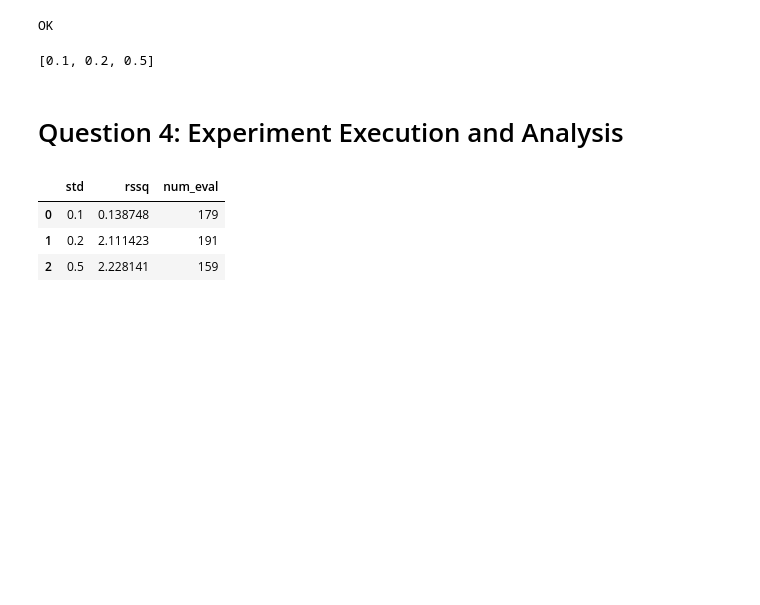
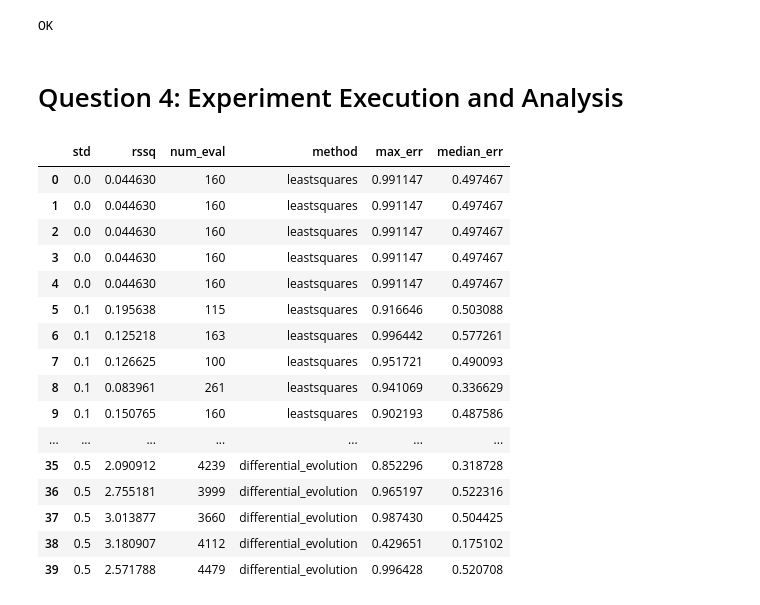
Before and after one commit to ModelEngineering/BIOEN-437, a Jupyter notebook: assignments/hw_parameter_estimation.ipynb, the cells around one changed output. Saved outputs shown, nothing was run; the diff lists cells and outputs as text; code cells hidden in the pictures; blank space fills up the shorter version.

```diff
--- a/assignments/hw_parameter_estimation.ipynb
+++ b/assignments/hw_parameter_estimation.ipynb
@@ -182,17 +200,17 @@ def generateNoisyData(std, model=MODEL_ANT, is_plot=True):
     for column in noise_df.columns:
         noise_arr = np.random.normal(0, std, len(noise_df))
         noise_df[column] = normalization_ser.loc[column]*noise_arr
+    data_df = df + noise_df
     if is_plot:
         _, ax = plt.subplots(1)
-        for column in noise_df.columns:
-            ax.scatter(noise_df.index, noise_df[column])
+        for column in data_df.columns:
+            ax.scatter(data_df.index, data_df[column])
         plt.legend(noise_df.columns)
         plt.title("Generated Noise. Std=%2.2f" % std)
-    data_df = df + noise_df
     return SBstoat.NamedTimeseries(dataframe=data_df)
 
 # Tests
-df = generateNoisyData(0.5, is_plot=False)
+df = generateNoisyData(0, is_plot=False)
 assert(isinstance(df, SBstoat.NamedTimeseries))
 print("OK!")
 # %% [output]
@@ -200,5 +219,7 @@ OK!
 # %%
-DATA_DCT = {}
+DATA_DCT = {STD: [], TS: []}
 for std in STDS:
-    DATA_DCT[std] = generateNoisyData(std)
+    for repl in range(5):
+        DATA_DCT[STD].append(std)
+        DATA_DCT[TS].append(generateNoisyData(std))
 # %% [output]
@@ -296,43 +318,58 @@ assert(num_eval > 0 and num_eval < 500)
 print("OK")
 # %% [output]
 OK
-# %%
-STDS
-# %% [output]
-[0.1, 0.2, 0.5]
 # %% [markdown]
 # Question 4: Experiment Execution and Analysis
 # %%
-def makePlot(model=MODEL_ANT, method="leastsquares", search_range=2, stds=STDS):
+def makePlot(model=MODEL_ANT, search_range=2, data_dct=DATA_DCT):
     """
     Creates a results plot for the specified parameters.
 
     Parameters
     ----------
-    method: str (optimization method)
+    model: str (antimony model)
     search_range: float (size of the search range for the fit)
+    data_dct: dict (standard deviations and timeseries)
     """
-    STD = "std"
-    RSSQ = "rssq"
-    NUM_EVAL = "num_eval"
     # Initializations
     lower_frc = 1/search_range
     value_frc = lower_frc
     upper_frc = search_range
     # Obtain the fitter results
-    result_dct = {n: [] for n in [STD, RSSQ, NUM_EVAL]}
-    for std in STDS:
-        rssq, num_eval = doFit(model=MODEL_ANT, std=std, fitterMethods=[method], lower_frc=lower_frc,
-              value_frc=value_frc, upper_frc=upper_frc, isReport=False)
-        result_dct[STD].append(std)
-        result_dct[RSSQ].append(rssq)
-        result_dct[NUM_EVAL].append(num_eval)
+    result_dct = {n: [] for n in [STD, RSSQ, NUM_EVAL, METHOD, MAX_ERR, MEDIAN_ERR]}
+    for method in ["leastsquares", "differential_evolution"]:
+        for std, ts in zip(data_dct[STD], data_dct[TS]):
+            fitter_info = doFit(ts, model=MODEL_ANT, fitter_methods=[method], lower_frc=lower_frc,
+                  value_frc=value_frc, upper_frc=upper_frc, is_report=False)
+            result_dct[STD].append(std)
+            result_dct[METHOD].append(method)
+            result_dct[RSSQ].append(fitter_info.rssq)
+            result_dct[NUM_EVAL].append(fitter_info.num_eval)
+            errs = []
+            for key, value in fitter_info.fitter.params.valuesdict().items():
+                err = np.abs(value - PARAMETER_DCT[key])/PARAMETER_DCT[key]
+                errs.append(err)
+            result_dct[MAX_ERR].append(np.max(errs))
+            result_dct[MEDIAN_ERR].append(np.median(errs))
     return pd.DataFrame(result_dct)
 
 # Tests
 makePlot()
 # %% [output]
-|  | std | rssq | num_eval |
-| 0 | 0.1 | 0.138748 | 179 |
-| 1 | 0.2 | 2.111423 | 191 |
-| 2 | 0.5 | 2.228141 | 159 |
+|  | std | rssq | num_eval | method | max_err | median_err |
+| 0 | 0.0 | 0.044630 | 160 | leastsquares | 0.991147 | 0.497467 |
+| 1 | 0.0 | 0.044630 | 160 | leastsquares | 0.991147 | 0.497467 |
+| 2 | 0.0 | 0.044630 | 160 | leastsquares | 0.991147 | 0.497467 |
+| 3 | 0.0 | 0.044630 | 160 | leastsquares | 0.991147 | 0.497467 |
+| 4 | 0.0 | 0.044630 | 160 | leastsquares | 0.991147 | 0.497467 |
+| 5 | 0.1 | 0.195638 | 115 | leastsquares | 0.916646 | 0.503088 |
+| 6 | 0.1 | 0.125218 | 163 | leastsquares | 0.996442 | 0.577261 |
+| 7 | 0.1 | 0.126625 | 100 | leastsquares | 0.951721 | 0.490093 |
+| 8 | 0.1 | 0.083961 | 261 | leastsquares | 0.941069 | 0.336629 |
+| 9 | 0.1 | 0.150765 | 160 | leastsquares | 0.902193 | 0.487586 |
+| ... | ... | ... | ... | ... | ... | ... |
+| 35 | 0.5 | 2.090912 | 4239 | differential_evolution | 0.852296 | 0.318728 |
+| 36 | 0.5 | 2.755181 | 3999 | differential_evolution | 0.965197 | 0.522316 |
+| 37 | 0.5 | 3.013877 | 3660 | differential_evolution | 0.987430 | 0.504425 |
+| 38 | 0.5 | 3.180907 | 4112 | differential_evolution | 0.429651 | 0.175102 |
+| 39 | 0.5 | 2.571788 | 4479 | differential_evolution | 0.996428 | 0.520708 |
```
Also changed, not shown: parts of 9 cells of this notebook, 2 other files.
